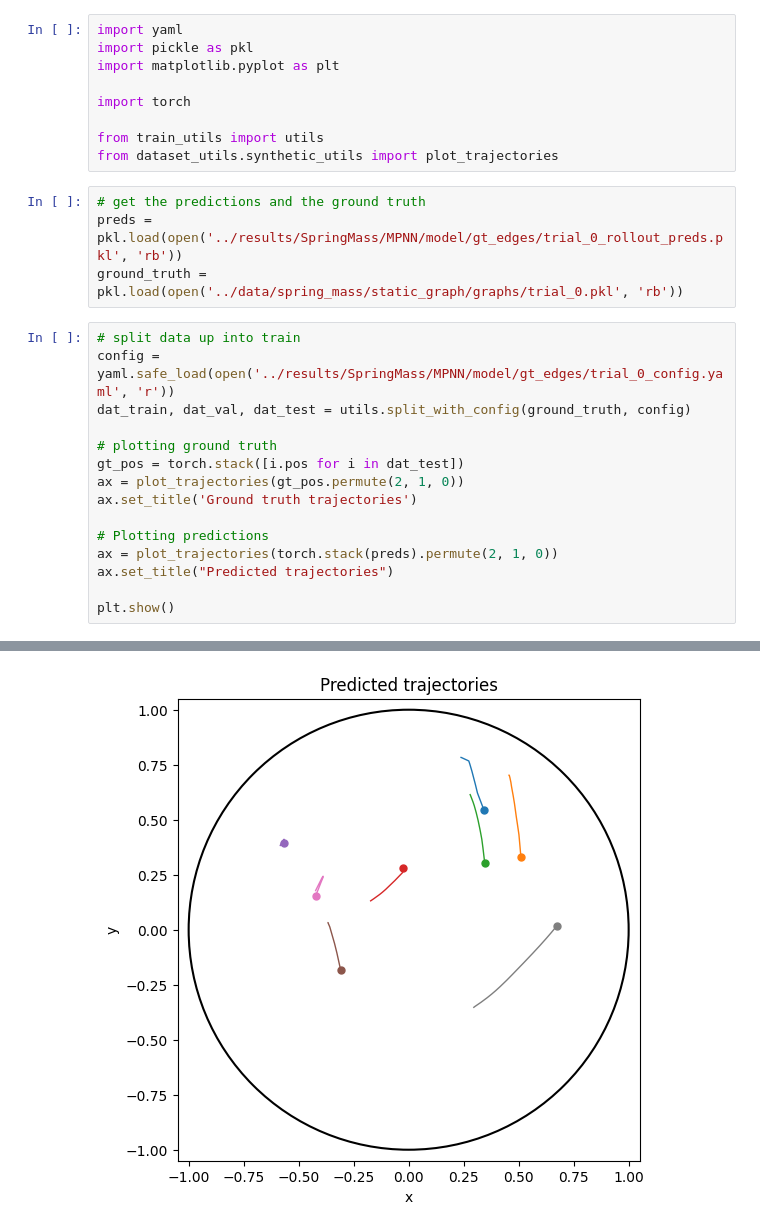
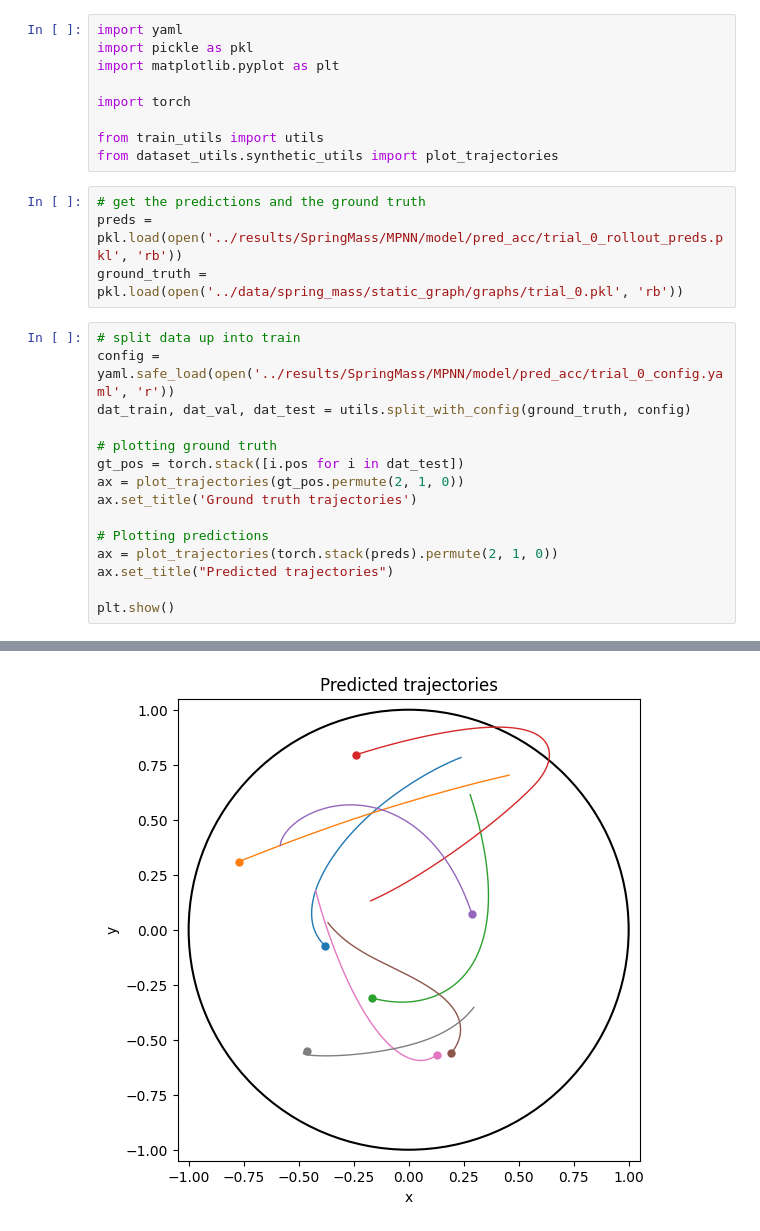
Before and after one commit to GrantMcConachie/interaction_rule_gnn, a Jupyter notebook: notebooks/plot_rollout.ipynb, the cells around one changed output, grey strips where cells are left out. Drawn from its saved outputs; the diff is of its cells as text.

Commit message:
added a model that predicts acceleration and the GNN is actually now doing a good job predicting. Also started making a GAT

```diff
--- a/notebooks/plot_rollout.ipynb
+++ b/notebooks/plot_rollout.ipynb
@@ -9,23 +9,23 @@ from train_utils import utils
 from dataset_utils.synthetic_utils import plot_trajectories
 # %%
 # get the predictions and the ground truth
-preds = pkl.load(open('../results/SpringMass/MPNN/model/gt_edges/trial_0_rollout_preds.pkl', 'rb'))
+preds = pkl.load(open('../results/SpringMass/MPNN/model/pred_acc/trial_0_rollout_preds.pkl', 'rb'))
 ground_truth = pkl.load(open('../data/spring_mass/static_graph/graphs/trial_0.pkl', 'rb'))
 # %%
 # split data up into train
-config = yaml.safe_load(open('../results/SpringMass/MPNN/model/gt_edges/trial_0_config.yaml', 'r'))
+config = yaml.safe_load(open('../results/SpringMass/MPNN/model/pred_acc/trial_0_config.yaml', 'r'))
 dat_train, dat_val, dat_test = utils.split_with_config(ground_truth, config)
 
 # plotting ground truth
 gt_pos = torch.stack([i.pos for i in dat_test])
 ax = plot_trajectories(gt_pos.permute(2, 1, 0))
 ax.set_title('Ground truth trajectories')
 
 # Plotting predictions
 ax = plot_trajectories(torch.stack(preds).permute(2, 1, 0))
 ax.set_title("Predicted trajectories")
 
 plt.show()
 # %% [output]
 [figure]
-[figure, old version]
+[figure, new version]
```
Also changed, not shown: parts of 4 cells of this notebook, 6 other files.
